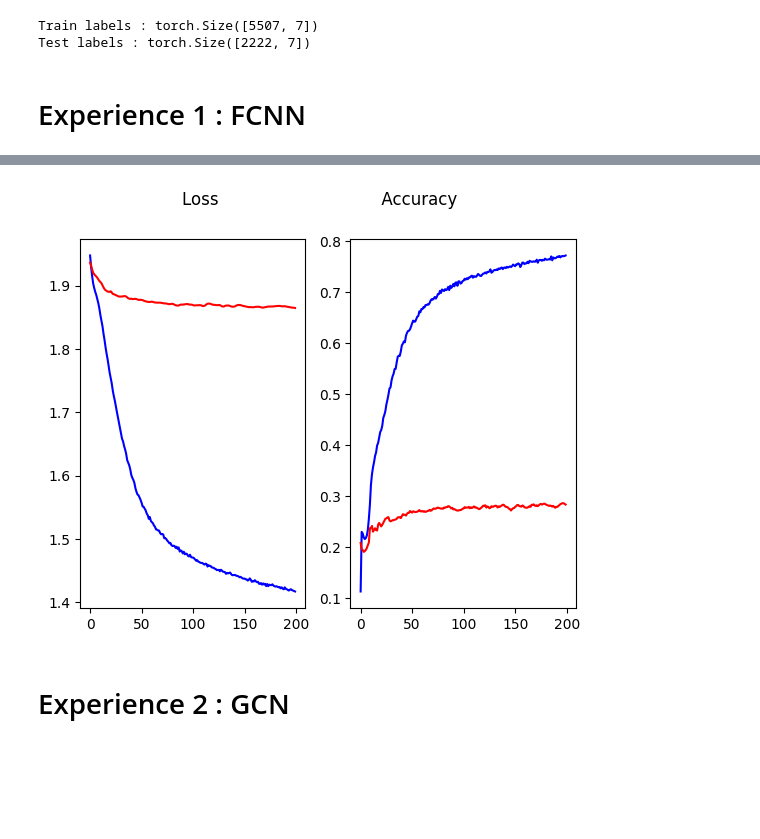
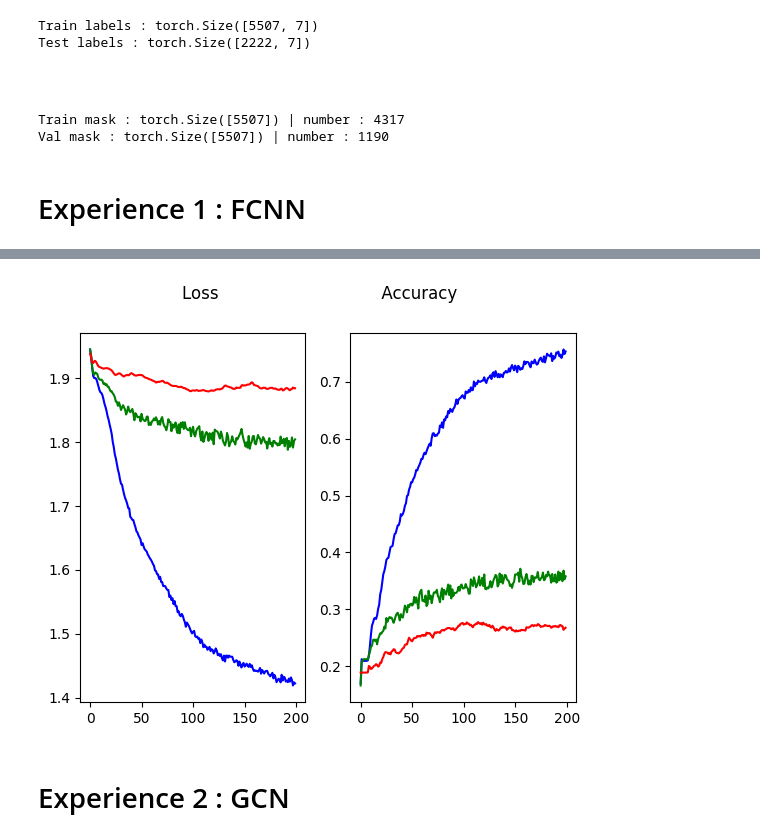
Before and after one commit to Yufu0/classification_graphs, a Jupyter notebook: train.ipynb, the cells around one changed output, grey strips where cells are left out. Cells and saved outputs as stored; diff of their text form; code cells hidden in the pictures; blank space fills up the shorter version.

```diff
--- a/train.ipynb
+++ b/train.ipynb
@@ -49,6 +50,19 @@ print("Test labels :", graph_test_torch.labels.shape)
 # %% [output]
 Train labels : torch.Size([5507, 7])
 Test labels : torch.Size([2222, 7])
+# %% [markdown]
+#
+# %%
+# mask qui permet de séparer les données d'entrainement et de validation
+train_ratio = 0.8
+graph_train_torch.train_mask = torch.randn(graph_train_torch.num_nodes) < train_ratio
+graph_train_torch.val_mask = ~graph_train_torch.train_mask
+
+print(f"Train mask : {graph_train_torch.train_mask.shape} | number : {int(graph_train_torch.train_mask.sum())}")
+print(f"Val mask : {graph_train_torch.val_mask.shape} | number : {int(graph_train_torch.val_mask.sum())}")
+# %% [output]
+Train mask : torch.Size([5507]) | number : 4317
+Val mask : torch.Size([5507]) | number : 1190
 # %% [markdown]
 # Experience 1 : FCNN
 # %%
@@ -87,8 +96,11 @@ def train(model, graph_train, graph_test, epoches):
     criterion = torch.nn.CrossEntropyLoss()
 
     list_loss_train = []
+    list_loss_val = []
     list_loss_test = []
+
     list_train_acc = []
+    list_val_acc = []
     list_test_acc = []
     for epoch in range(epoches):
         model.train()
@@ -96,34 +108,40 @@ def train(model, graph_train, graph_test, epoches):
         # Forward
         logits_train = model(graph_train.features)
         # Compute loss
-        loss_train = criterion(logits_train, graph_train.labels)
+        loss_train = criterion(logits_train[graph_train_torch.train_mask], graph_train.labels[graph_train_torch.train_mask])
         list_loss_train.append(loss_train.item())
         # Backward
         loss_train.backward()
         optimizer.step()
 
-        train_acc = (torch.argmax(logits_train, dim=1) == torch.argmax(graph_train.labels, dim=1)).float().mean()
-        list_train_acc.append(train_acc)
+        train_acc = (torch.argmax(logits_train[graph_train_torch.train_mask], dim=1) == torch.argmax(graph_train.labels[graph_train_torch.train_mask], dim=1)).float().mean()
+        list_train_acc.append(train_acc.cpu())
+
+        loss_val = criterion(logits_train[graph_train_torch.val_mask], graph_train.labels[graph_train_torch.val_mask])
+        list_loss_val.append(loss_val.item())
+
+        val_acc = (torch.argmax(logits_train[graph_train_torch.val_mask], dim=1) == torch.argmax(graph_train.labels[graph_train_torch.val_mask], dim=1)).float().mean()
+        list_val_acc.append(val_acc.cpu())
 
 
-        if epoch % 1 == 0:
-            with torch.no_grad():
-                model.eval()
-                logits_test = model(graph_test.features)
-                loss_test = criterion(logits_test, graph_test.labels)
-                list_loss_test.append(loss_test.item())
-                test_acc = (torch.argmax(logits_test, dim=1) == torch.argmax(graph_test.labels, dim=1)).float().mean()
-                list_test_acc.append(test_acc)
-                print('Epoch %d | Loss Train : %.4f | Train Accuracy : %.4f | Loss Test: %.4f | Test Accuracy: %.4f' % (epoch, loss_train.item(), train_acc, loss_test.item(), test_acc))
+        with torch.no_grad():
+            model.eval()
+            logits_test = model(graph_test.features)
+            loss_test = criterion(logits_test, graph_test.labels)
+            list_loss_test.append(loss_test.item())
+            test_acc = (torch.argmax(logits_test, dim=1) == torch.argmax(graph_test.labels, dim=1)).float().mean()
+            list_test_acc.append(test_acc.cpu())
 
-    return list_loss_train, list_loss_test, list_train_acc, list_test_acc
+        print('Epoch %d | Loss Train : %.4f | Loss Val : %.4f | Loss Test : %.4f | Train Accuracy : %.4f | Val Accuracy : %.4f | Test Accuracy: %.4f' % (epoch, loss_train.item(), loss_val.item(), loss_test.item(), train_acc, val_acc, test_acc))
+
+    return list_loss_train, list_loss_val, list_loss_test, list_train_acc, list_val_acc, list_test_acc
 # %%
 model_fcnn = FCNN(num_features=num_features, hidden_channels=64, num_classes=num_classes)
 device = torch.device("cuda" if torch.cuda.is_available() else "cpu")
 model = model_fcnn.to(device)
 graph_train_torch = graph_train_torch.to(device)
 graph_test_torch = graph_test_torch.to(device)
-list_loss_train, list_loss_test, list_train_acc, list_test_acc = train(
+list_loss_train, list_loss_val, list_loss_test, list_train_acc, list_val_acc, list_test_acc = train(
     model_fcnn,
     graph_train_torch,
     graph_test_torch,
@@ -133,7 +151,11 @@ list_loss_train, list_loss_test, list_train_acc, list_test_acc = train(
 fig, (ax1, ax2) = plt.subplots(1, 2)
 fig.suptitle('Loss                               Accuracy')
 ax1.plot(list_loss_train, color='blue')
+ax1.plot(list_loss_val, color='green')
 ax1.plot(list_loss_test, color='red')
 ax2.plot(list_train_acc, color='blue')
+ax2.plot(list_val_acc, color='green')
 ax2.plot(list_test_acc, color='red')
+
+torch.save(model_fcnn.state_dict(), "model/elyzee_fcnn.pth")
 # %% [output]
@@ -188,4 +220,4 @@ Epoch 199 | Loss Train : 1.4171 | Train Accuracy : 0.7721 | Loss Test: 1.8645 |
-[figure, old version]
+[figure, new version]
 # %% [markdown]
 # Experience 2 : GCN
 # %%
```
Also changed, not shown: parts of 15 cells of this notebook, 5 other files.
